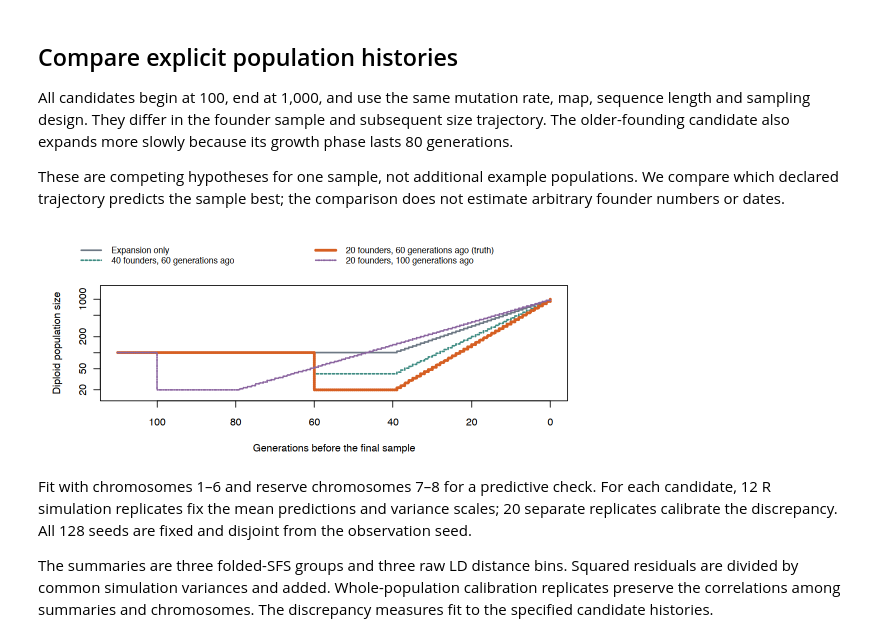
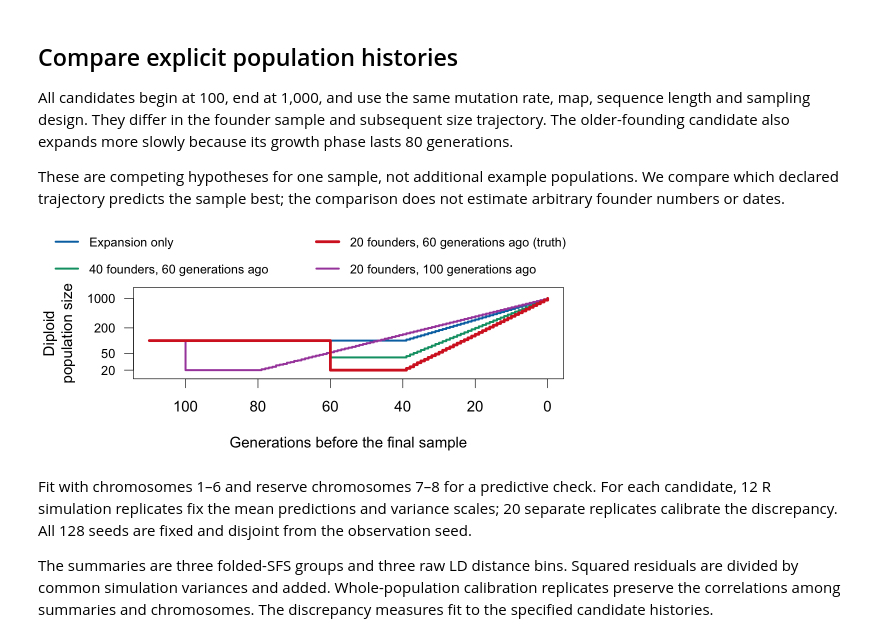
Before and after one commit to StatFunGen/hpgR, a Jupyter notebook: notebooks/P8149_Lecture_9_Effective_Size_and_History.ipynb, the cells around one changed output. Drawn from its saved outputs; the diff is of its cells as text; code cells hidden in the pictures.

```diff
--- a/notebooks/P8149_Lecture_9_Effective_Size_and_History.ipynb
+++ b/notebooks/P8149_Lecture_9_Effective_Size_and_History.ipynb
@@ -1630,30 +1653,38 @@ populations. We compare which declared trajectory predicts the sample best;
 the comparison does not estimate arbitrary founder numbers or dates.
 # %%
 drawFigure("population_candidate_histories", function() {
+    historyColors <- c(expansion_only = "#0072B2", shallow_founding = "#009E73",
+        recent_founding = "#D62728", older_founding = "#A84CAB")
+    lineWidths <- ifelse(names(candidate_designs) == "recent_founding", 4.5, 3.2)
     layout(matrix(1:2, ncol = 1L), heights = c(.85, 3))
     par(mar = rep(0, 4), bg = "white")
     plot.new()
     validation_labels <- candidate_labels
     validation_labels["recent_founding"] <- paste0(
         validation_labels["recent_founding"], " (truth)")
-    legend("center", validation_labels, col = model_colors,
-           lty = seq_along(candidate_designs), lwd = c(2, 2, 3.5, 2), bty = "n", cex = .83,
+    legend("center", validation_labels, col = historyColors[names(candidate_designs)],
+           lty = 1, lwd = lineWidths, bty = "n", cex = .83,
            y.intersp = 1.8, ncol = 2)
-    par(mar = c(4.4, 4.8, .4, .8))
+    par(mar = c(4.4, 5.3, .4, .8))
     plot(NA, xlim = c(110, 0), ylim = c(15, 1500), log = "y",
-         xlab = "Generations before the final sample", ylab = "Diploid population size")
-    for (i in seq_along(candidate_designs)) {
+         xlab = "Generations before the final sample", ylab = "",
+         yaxt = "n")
+    axis(2, at = c(20, 50, 200, 1000), labels = c(20, 50, 200, 1000), cex.axis = .85, las = 1)
+    mtext("Diploid\npopulation size", side = 2, line = 3.2)
+    drawOrder <- c(which(names(candidate_designs) != "recent_founding"),
+                   which(names(candidate_designs) == "recent_founding"))
+    for (i in drawOrder) {
         candidate <- candidate_designs[[i]]
         schedule <- populationSizeSchedule(candidate, population_design)
         age <- rev(seq_along(schedule) - 1L)
         schedule[1L] <- if (is.null(candidate$founder)) 100L else candidate$founder
         lines(c(110, age[1] + .01, age), c(100, 100, schedule),
-              type = "s", lwd = if (names(candidate_designs)[i] ==
-                  "recent_founding") 3.5 else 2, col = model_colors[i], lty = i)
+              type = "s", lwd = lineWidths[i],
+              col = historyColors[names(candidate_designs)[i]], lty = 1)
     }
-}, height = 3.8)
+}, height = 3.8, pointsize = 18)
 # %% [output]
-[figure, old version]
+[figure, new version]
 # %% [markdown]
 Fit with chromosomes 1–6 and reserve chromosomes 7–8 for a predictive check.
 For each candidate, 12 R simulation replicates fix the mean predictions
```
Also changed, not shown: parts of 5 cells of this notebook, 24 other files.
